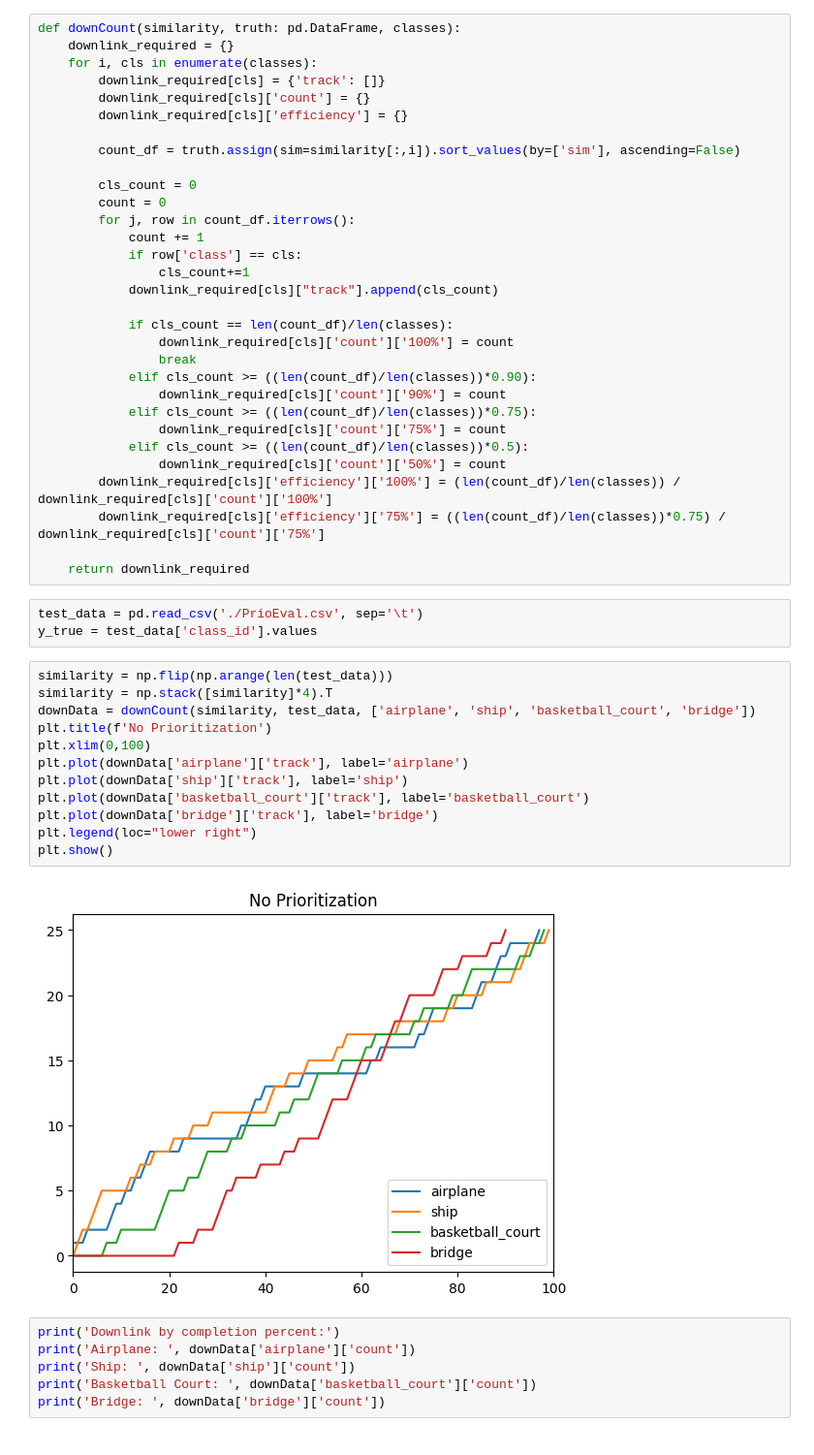
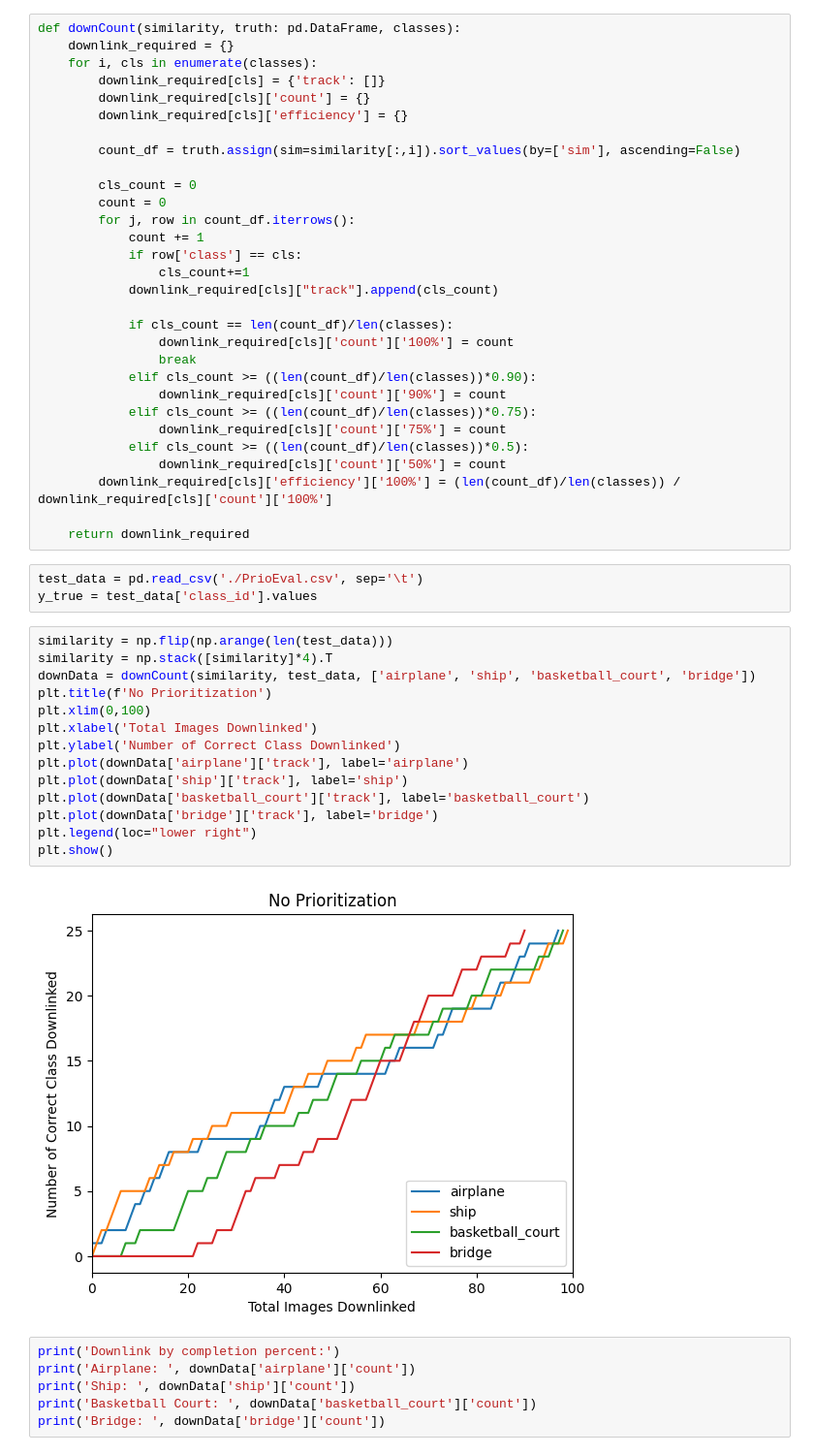
Before and after one commit to ezrafielding/PrioriSat, a Jupyter notebook: Satellite/SatEval.ipynb, the cells around one changed output. Shown at 97% size. Cells and saved outputs as stored; diff of their text form.

```diff
--- a/Satellite/SatEval.ipynb
+++ b/Satellite/SatEval.ipynb
@@ -34,7 +34,6 @@ def downCount(similarity, truth: pd.DataFrame, classes):
             elif cls_count >= ((len(count_df)/len(classes))*0.5):
                 downlink_required[cls]['count']['50%'] = count
         downlink_required[cls]['efficiency']['100%'] = (len(count_df)/len(classes)) / downlink_required[cls]['count']['100%']
-        downlink_required[cls]['efficiency']['75%'] = ((len(count_df)/len(classes))*0.75) / downlink_required[cls]['count']['75%']
 
     return downlink_required
 # %%
@@ -43,17 +42,19 @@ y_true = test_data['class_id'].values
 # %%
 similarity = np.flip(np.arange(len(test_data)))
 similarity = np.stack([similarity]*4).T
 downData = downCount(similarity, test_data, ['airplane', 'ship', 'basketball_court', 'bridge'])
 plt.title(f'No Prioritization')
 plt.xlim(0,100)
+plt.xlabel('Total Images Downlinked')
+plt.ylabel('Number of Correct Class Downlinked')
 plt.plot(downData['airplane']['track'], label='airplane')
 plt.plot(downData['ship']['track'], label='ship')
 plt.plot(downData['basketball_court']['track'], label='basketball_court')
 plt.plot(downData['bridge']['track'], label='bridge')
 plt.legend(loc="lower right")
 plt.show()
 # %% [output]
-[figure, old version]
+[figure, new version]
 # %%
 print('Downlink by completion percent:')
 print('Airplane: ', downData['airplane']['count'])
```
Also changed, not shown: parts of 15 cells of this notebook.
